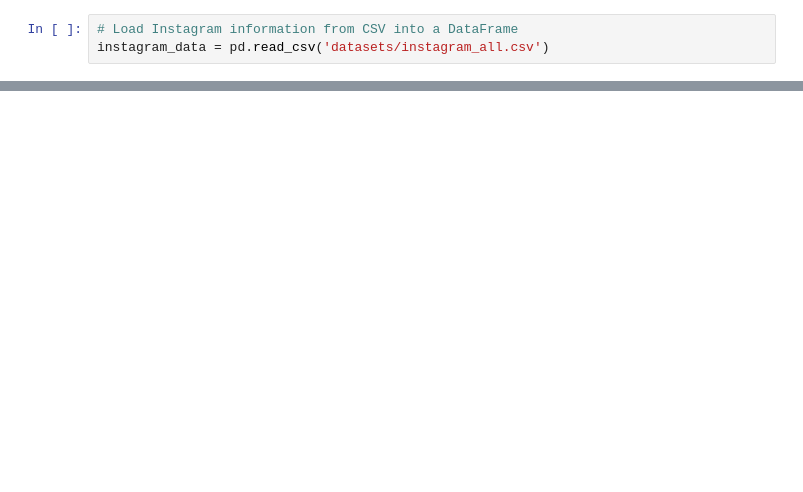
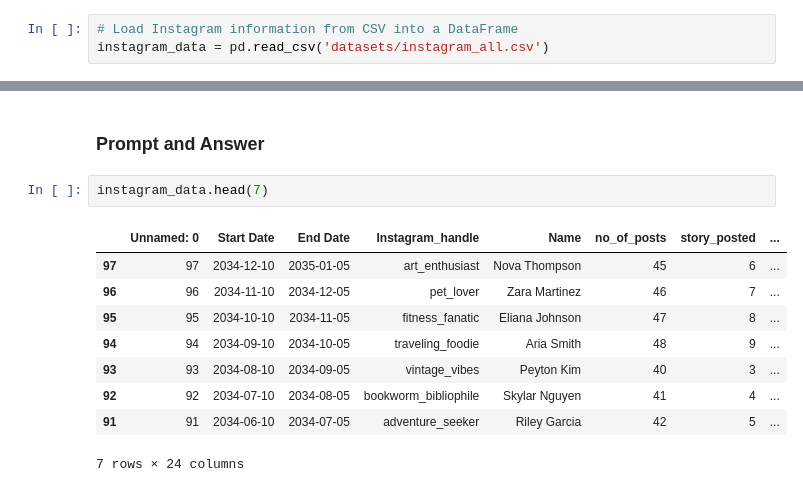
Before and after one commit to maureensanchez99/Hacklytics-2024, a Jupyter notebook: prompt_box.ipynb, the cells around one changed output, grey strips where cells are left out. Drawn from its saved outputs; the diff is of its cells as text; blank space fills up the shorter version.

```diff
--- a/prompt_box.ipynb
+++ b/prompt_box.ipynb
@@ -99,0 +102,14 @@ dtype: object
+# %% [markdown]
+### Prompt and Answer
+# %%
+instagram_data.head(7)
+# %% [output]
+|  | Unnamed: 0 | Start Date | End Date | Instagram_handle | Name | no_of_posts | story_posted | ... |
+| 97 | 97 | 2034-12-10 | 2035-01-05 | art_enthusiast | Nova Thompson | 45 | 6 | ... |
+| 96 | 96 | 2034-11-10 | 2034-12-05 | pet_lover | Zara Martinez | 46 | 7 | ... |
+| 95 | 95 | 2034-10-10 | 2034-11-05 | fitness_fanatic | Eliana Johnson | 47 | 8 | ... |
+| 94 | 94 | 2034-09-10 | 2034-10-05 | traveling_foodie | Aria Smith | 48 | 9 | ... |
+| 93 | 93 | 2034-08-10 | 2034-09-05 | vintage_vibes | Peyton Kim | 40 | 3 | ... |
+| 92 | 92 | 2034-07-10 | 2034-08-05 | bookworm_bibliophile | Skylar Nguyen | 41 | 4 | ... |
+| 91 | 91 | 2034-06-10 | 2034-07-05 | adventure_seeker | Riley Garcia | 42 | 5 | ... |
+7 rows × 24 columns
```
Also changed, not shown: parts of 15 cells of this notebook, 2 other files.
